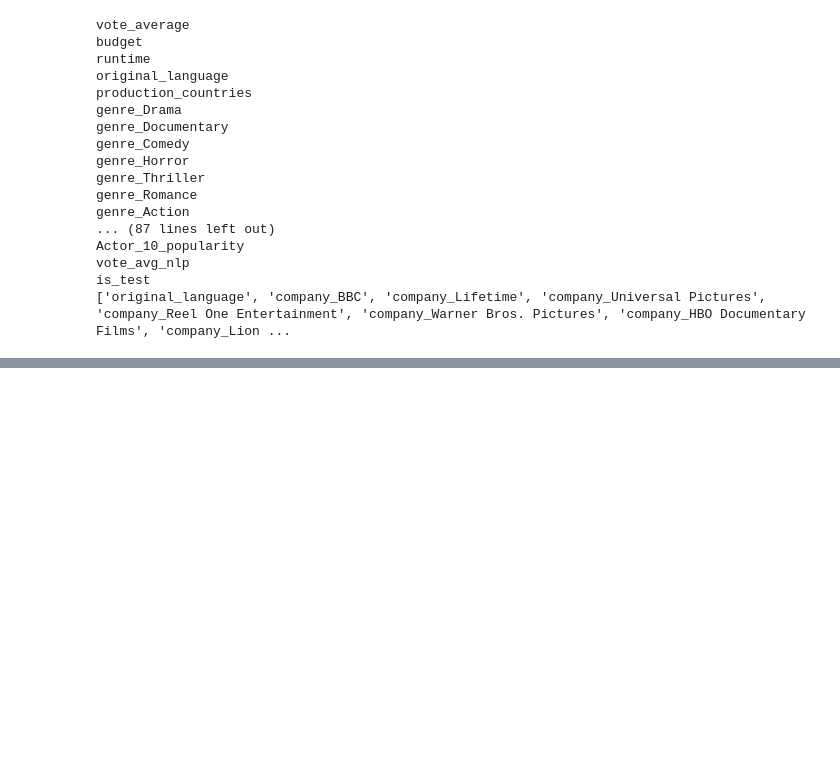
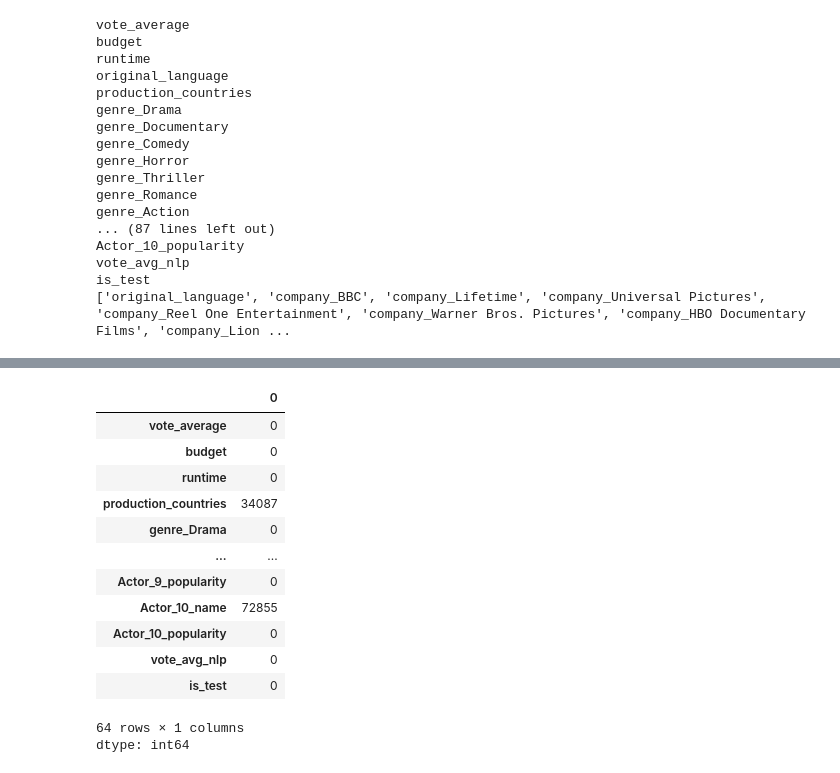
Before and after one commit to ImdadKhan0266/CSML-1010, a Jupyter notebook: Project_Saira.ipynb, the cells around one changed output, grey strips where cells are left out. Saved outputs shown, nothing was run; the diff lists cells and outputs as text; code cells hidden in the pictures; blank space fills up the shorter version.

```diff
--- a/Project_Saira.ipynb
+++ b/Project_Saira.ipynb
@@ -1086,0 +1096,20 @@ df_pd['production_companies'].value_counts()
+# %%
+df_pd_filt.isna().sum()
+df_pd_filt.fillna(df_pd_filt.mean(numeric_only=True), inplace=True)
+# %%
+df_pd_filt.isna().sum()
+# %% [output]
+|  | 0 |
+| vote_average | 0 |
+| budget | 0 |
+| runtime | 0 |
+| production_countries | 34087 |
+| genre_Drama | 0 |
+| ... | ... |
+| Actor_9_popularity | 0 |
+| Actor_10_name | 72855 |
+| Actor_10_popularity | 0 |
+| vote_avg_nlp | 0 |
+| is_test | 0 |
+64 rows × 1 columns
+dtype: int64
```
Also changed, not shown: parts of 8 cells of this notebook.
